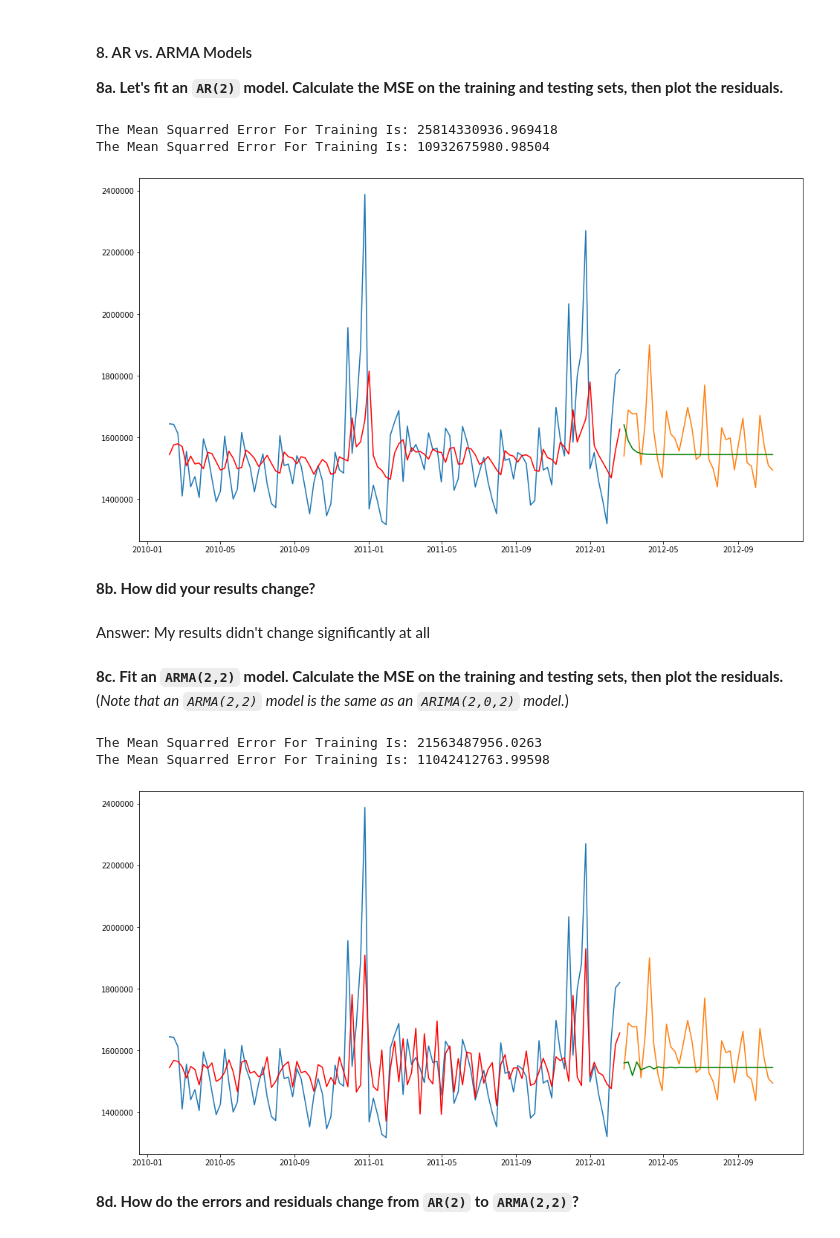
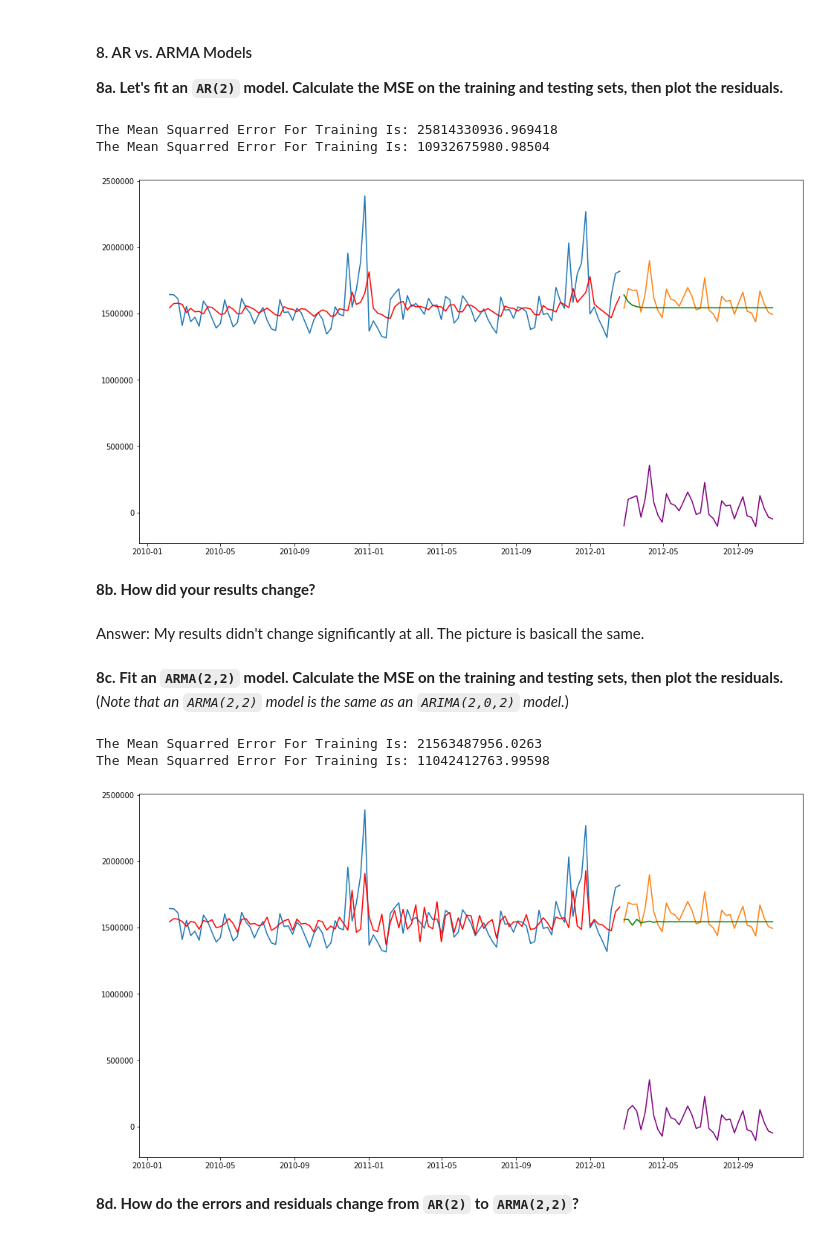
Before and after one commit to pwalesdi/additional_resources, a Jupyter notebook: Time_series/ARIMA.ipynb, the cells around one changed output. Drawn from its saved outputs; the diff is of its cells as text; code cells hidden in the pictures.

```diff
--- a/Time_series/ARIMA.ipynb
+++ b/Time_series/ARIMA.ipynb
@@ -360,23 +360,23 @@ Answer: They show that the model isn't accounting for the Moving Average portion
 
 **8a. Let's fit an `AR(2)` model. Calculate the MSE on the training and testing sets, then plot the residuals.**
 # %%
-create_arima(y_train, y_test, 2, 0, 0)
+create_arima(y_train, y_test, 2, 0, 0, residual_plot=True)
 # %% [output]
 The Mean Squarred Error For Training Is: 25814330936.969418
 The Mean Squarred Error For Training Is: 10932675980.98504
-[figure, old version]
+[figure, new version]
 # %% [markdown]
 **8b. How did your results change?**
 # %% [markdown]
-Answer: My results didn't change significantly at all
+Answer: My results didn't change significantly at all. The picture is basicall the same.
 # %% [markdown]
 **8c. Fit an `ARMA(2,2)` model. Calculate the MSE on the training and testing sets, then plot the residuals.** (_Note that an `ARMA(2,2)` model is the same as an `ARIMA(2,0,2)` model._)
 # %%
-create_arima(y_train, y_test, 2, 0, 2)
+create_arima(y_train, y_test, 2, 0, 2, residual_plot=True)
 # %% [output]
 The Mean Squarred Error For Training Is: 21563487956.0263
 The Mean Squarred Error For Training Is: 11042412763.99598
-[figure, old version]
+[figure, new version]
 # %% [markdown]
 **8d. How do the errors and residuals change from `AR(2)` to `ARMA(2,2)`?**
 # %% [markdown]
```
Also changed, not shown: parts of 1 cell of this notebook.
